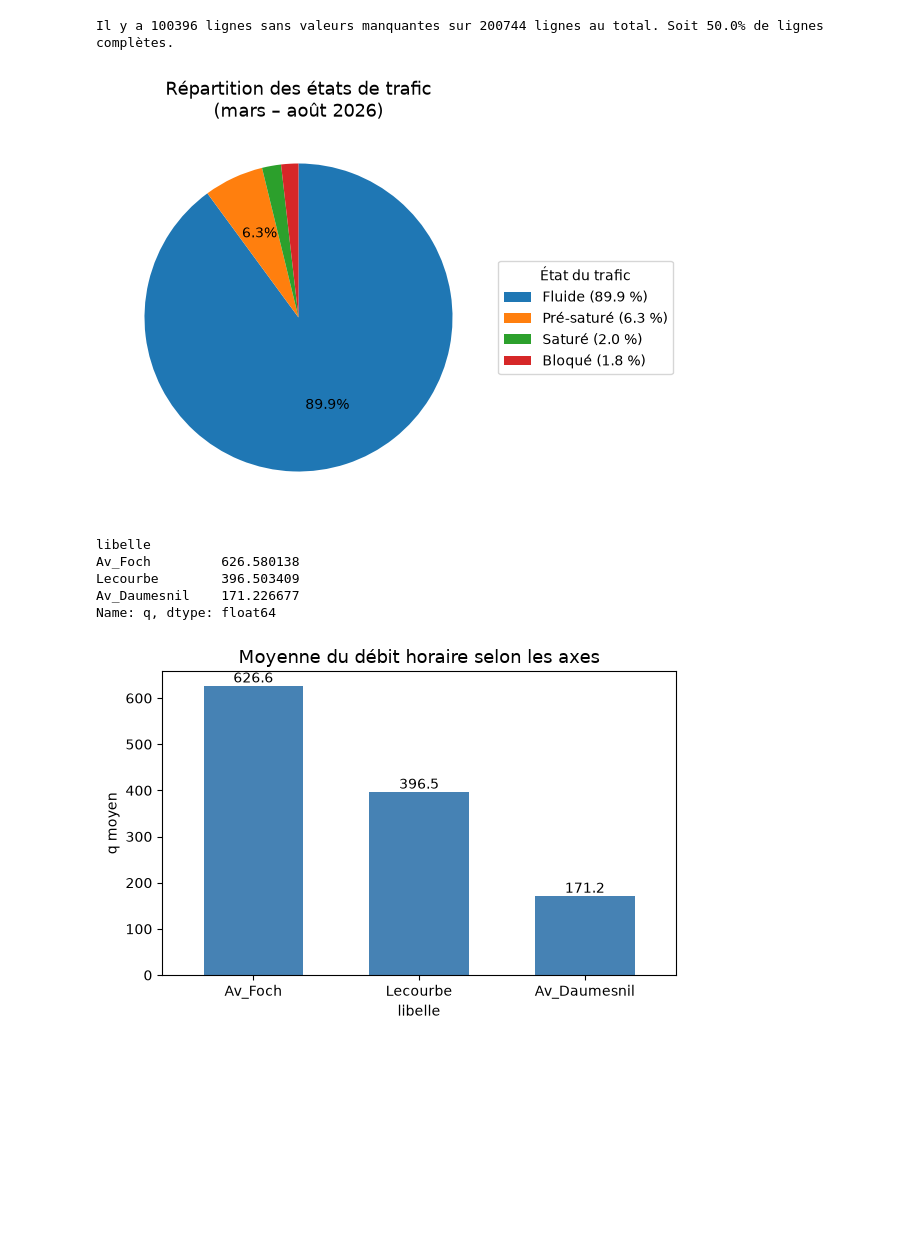
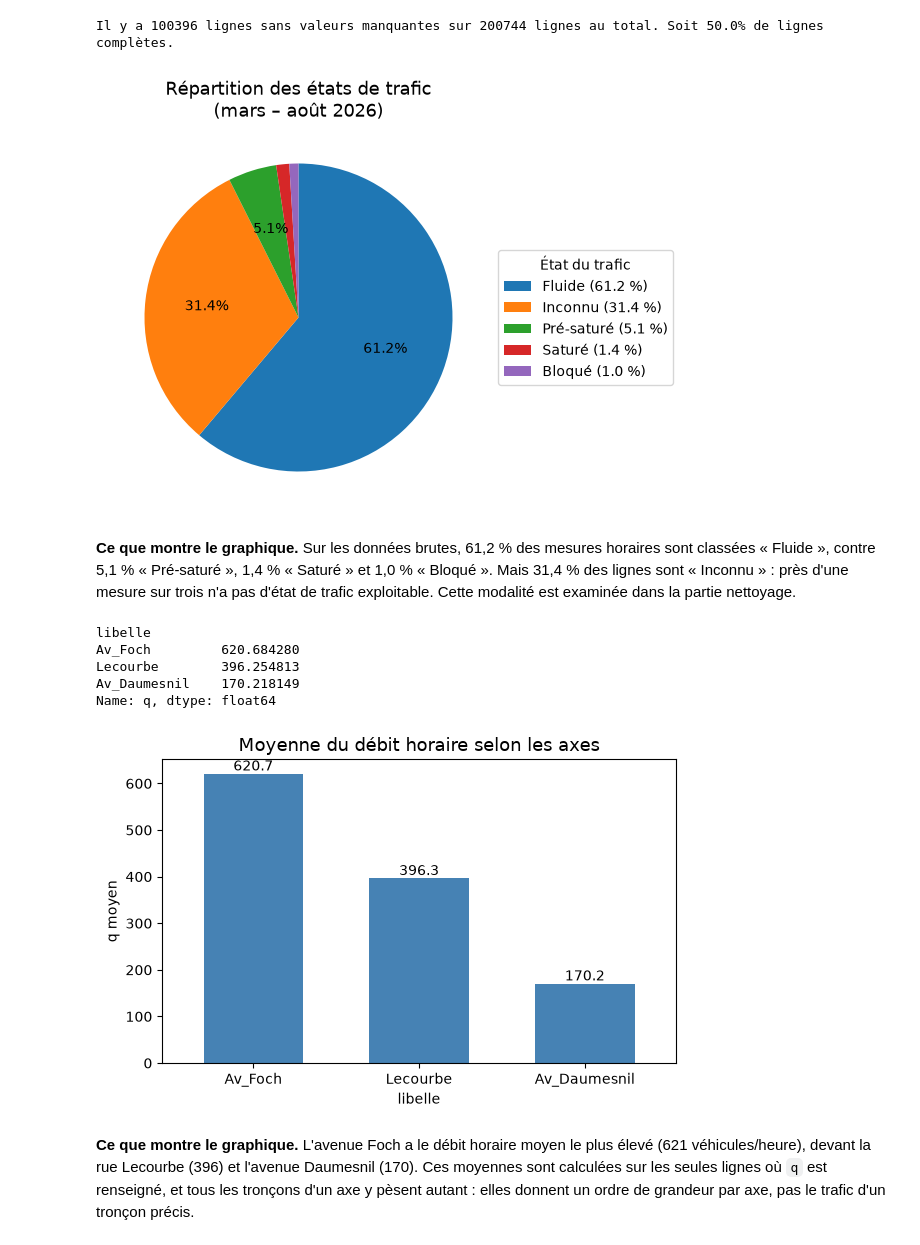
Before and after one commit to Schneider509/Aivanvity-projet-trafic, a Jupyter notebook: projet_data.ipynb, the cells around one changed output. Drawn from its saved outputs; the diff is of its cells as text; code cells hidden in the pictures; blank space fills up the shorter version.

Commit message:
Jalon M2 : types et nettoyage des données

```diff
--- a/projet_data.ipynb
+++ b/projet_data.ipynb
@@ -142,27 +135,29 @@ df_clean = df.dropna()
 # %%
 import matplotlib.pyplot as plt
 
-counts = df_clean["etat_trafic"].value_counts()
+counts = df["etat_trafic"].value_counts()
 pct = counts / counts.sum() * 100
 
 ax = counts.plot.pie(
     figsize=(7, 5),
     autopct=lambda p: f"{p:.1f}%" if p >= 5 else "",
     labels=None,
     ylabel="",
     startangle=90,
     counterclock=False,
 )
 ax.set_title("Répartition des états de trafic\n(mars – août 2026)", fontsize=13)
 ax.legend(
     [f"{etat} ({p:.1f} %)" for etat, p in pct.items()],
     title="État du trafic",
     loc="center left",
     bbox_to_anchor=(1, 0.5),
 )
 plt.show()
 # %% [output]
-[figure, old version]
+[figure, new version]
+# %% [markdown]
+**Ce que montre le graphique.** Sur les données brutes, 61,2 % des mesures horaires sont classées « Fluide », contre 5,1 % « Pré-saturé », 1,4 % « Saturé » et 1,0 % « Bloqué ». Mais 31,4 % des lignes sont « Inconnu » : près d'une mesure sur trois n'a pas d'état de trafic exploitable. Cette modalité est examinée dans la partie nettoyage.
 # %%
 import matplotlib.pyplot as plt
 
@@ -170,7 +165,7 @@ VAR_CAT = "libelle"   # la variable à 3 modalités
 VAR_NUM = "q"   # la variable quantitative
 
 moyennes = (
-    df_clean.groupby(VAR_CAT, observed=True)[VAR_NUM]
+    df.groupby(VAR_CAT, observed=True)[VAR_NUM]
     .mean()
     .sort_values(ascending=False)
 )
@@ -187,8 +182,10 @@ plt.tight_layout()
 plt.show()
 # %% [output]
 libelle
-Av_Foch         626.580138
-Lecourbe        396.503409
-Av_Daumesnil    171.226677
+Av_Foch         620.684280
+Lecourbe        396.254813
+Av_Daumesnil    170.218149
 Name: q, dtype: float64
 [figure]
+# %% [markdown]
+**Ce que montre le graphique.** L'avenue Foch a le débit horaire moyen le plus élevé (621 véhicules/heure), devant la rue Lecourbe (396) et l'avenue Daumesnil (170). Ces moyennes sont calculées sur les seules lignes où `q` est renseigné, et tous les tronçons d'un axe y pèsent autant : elles donnent un ordre de grandeur par axe, pas le trafic d'un tronçon précis.
```
Also changed, not shown: parts of 34 cells of this notebook, 1 other file.
